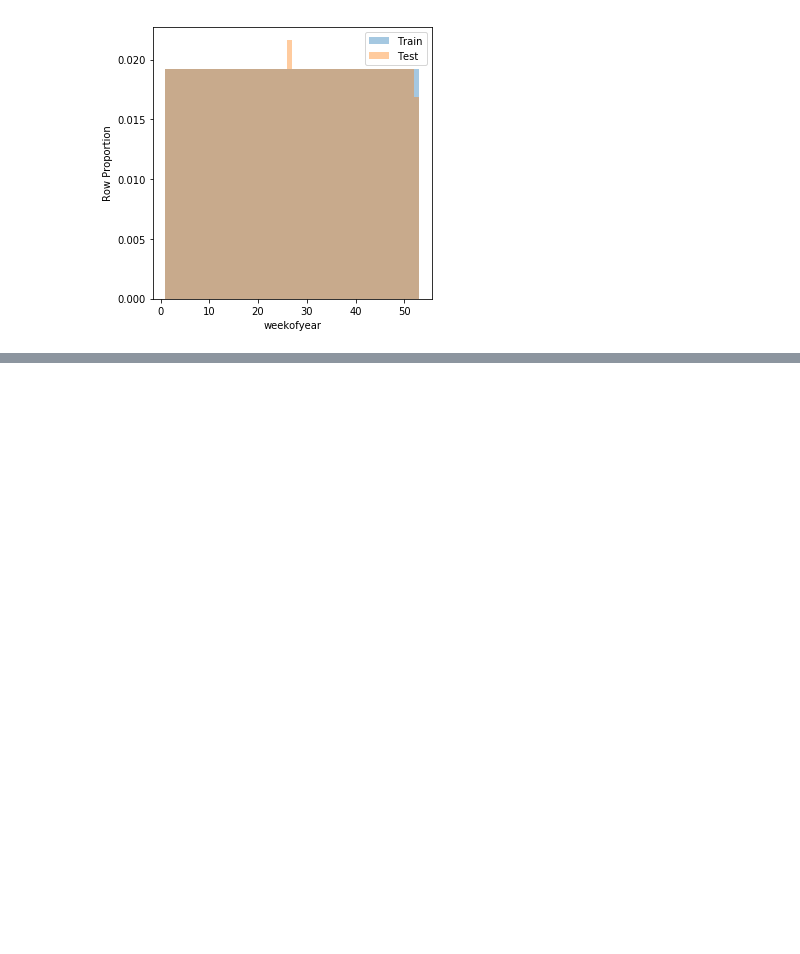
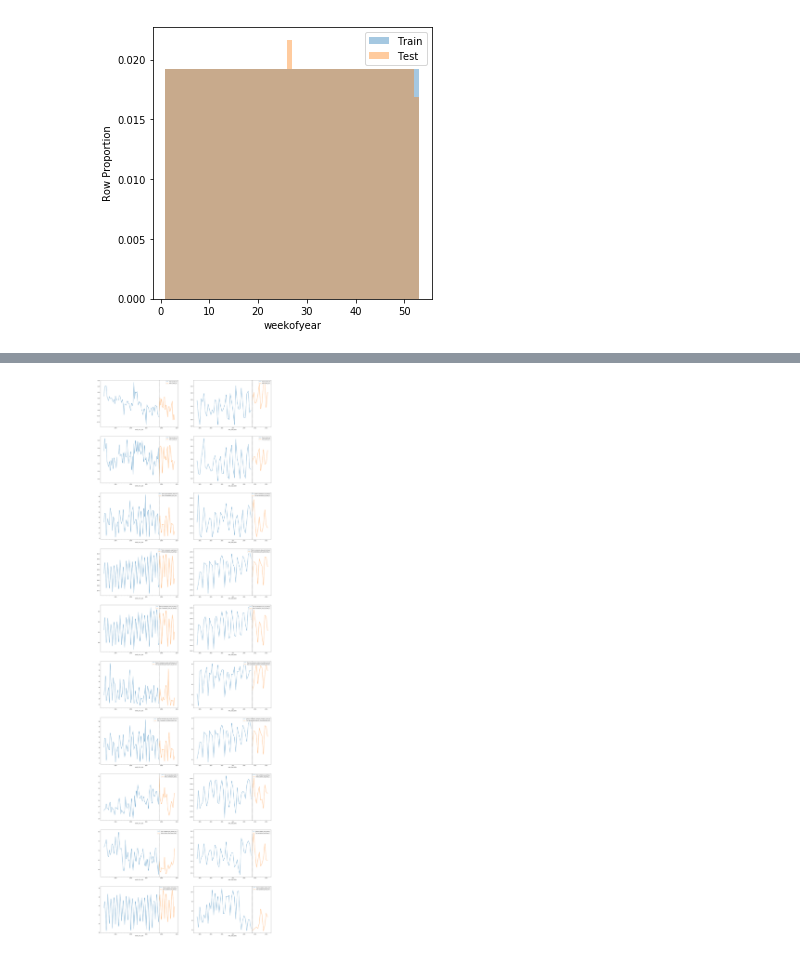
Before and after one commit to chrisgschon/DengAI, a Jupyter notebook: notebooks/Exploratory_Data_Analysis.ipynb, the cells around one changed output, grey strips where cells are left out. Saved outputs shown, nothing was run; the diff lists cells and outputs as text; code cells hidden in the pictures; blank space fills up the shorter version.

```diff
--- a/notebooks/Exploratory_Data_Analysis.ipynb
+++ b/notebooks/Exploratory_Data_Analysis.ipynb
@@ -95,0 +126,13 @@ plt.ylabel('Row Proportion');
+# %%
+fig, ax = plt.subplots(nrows = 10, ncols = 2, figsize = (30,100))
+cities = ['sj', 'iq']
+for i, col in enumerate(numeric_cols):
+    city = cities[np.mod(i,2)]
+    axes = ax[int(np.floor(i/2)),np.mod(i,2)]
+    train_test_split_date = np.where(city == 'iq', pd.Timestamp('2010-08-15'), pd.Timestamp('2008-06-30')).tolist()
+    train[train['city'] == city][['week_start_date', col]].set_index(pd.DatetimeIndex(train[train['city'] == city]['week_start_date'])).groupby(pd.Grouper(freq='Q')).mean().plot(ax = axes)
+    test[test['city'] == city][['week_start_date', col]].set_index(pd.DatetimeIndex(test[test['city'] == city]['week_start_date'])).groupby(pd.Grouper(freq='Q')).mean().plot(ax = axes)
+    axes.axvline(train_test_split_date, color = 'black', linestyle = 'dashed')
+    axes.legend(labels=['Train ' + city + ' ' + col, 'Test ' + city + ' ' + col], loc = 'upper right')
+# %% [output]
+[figure, added]
```
Also changed, not shown: parts of 17 cells of this notebook, 2 other files.
